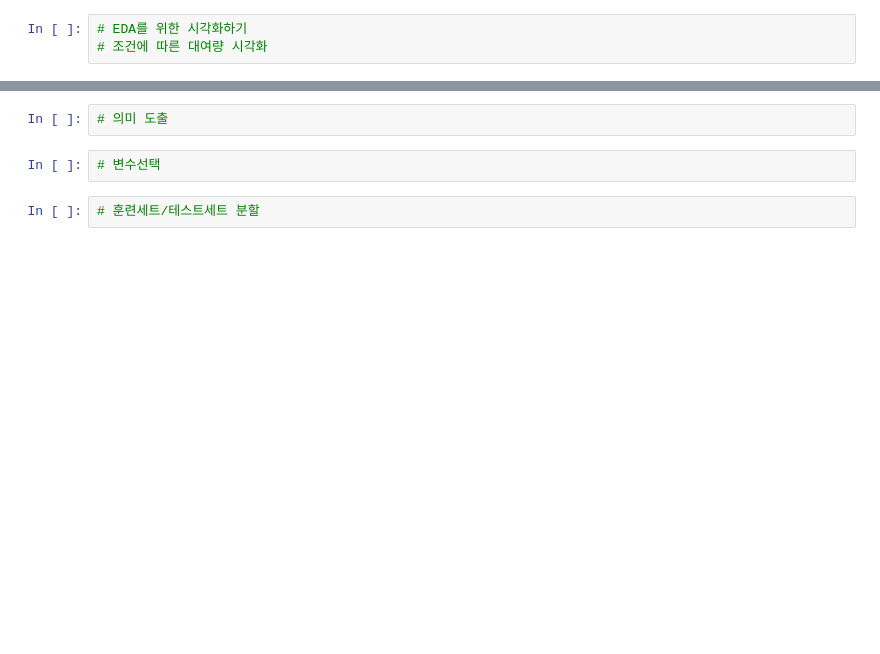
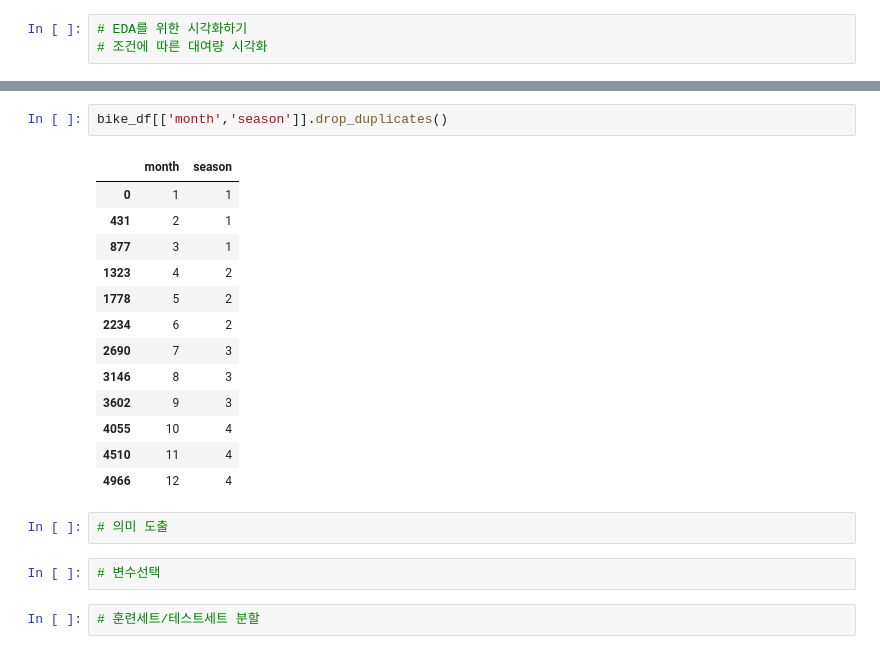
Before and after one commit to jiminxchris/pythonmlproject20260205, a Jupyter notebook: 02_회귀_자전거대여수요예측.ipynb, the cells around one changed output, grey strips where cells are left out. Saved outputs shown, nothing was run; the diff lists cells and outputs as text; blank space fills up the shorter version.

```diff
--- a/02_회귀_자전거대여수요예측.ipynb
+++ b/02_회귀_자전거대여수요예측.ipynb
@@ -45,3 +163,19 @@ drop_columns = ['datetime','casual','registered']
+# %%
+bike_df[['month','season']].drop_duplicates()
+# %% [output]
+|  | month | season |
+| 0 | 1 | 1 |
+| 431 | 2 | 1 |
+| 877 | 3 | 1 |
+| 1323 | 4 | 2 |
+| 1778 | 5 | 2 |
+| 2234 | 6 | 2 |
+| 2690 | 7 | 3 |
+| 3146 | 8 | 3 |
+| 3602 | 9 | 3 |
+| 4055 | 10 | 4 |
+| 4510 | 11 | 4 |
+| 4966 | 12 | 4 |
 # %%
 # 의미 도출
 # %%
```
Also changed, not shown: parts of 12 cells of this notebook.
